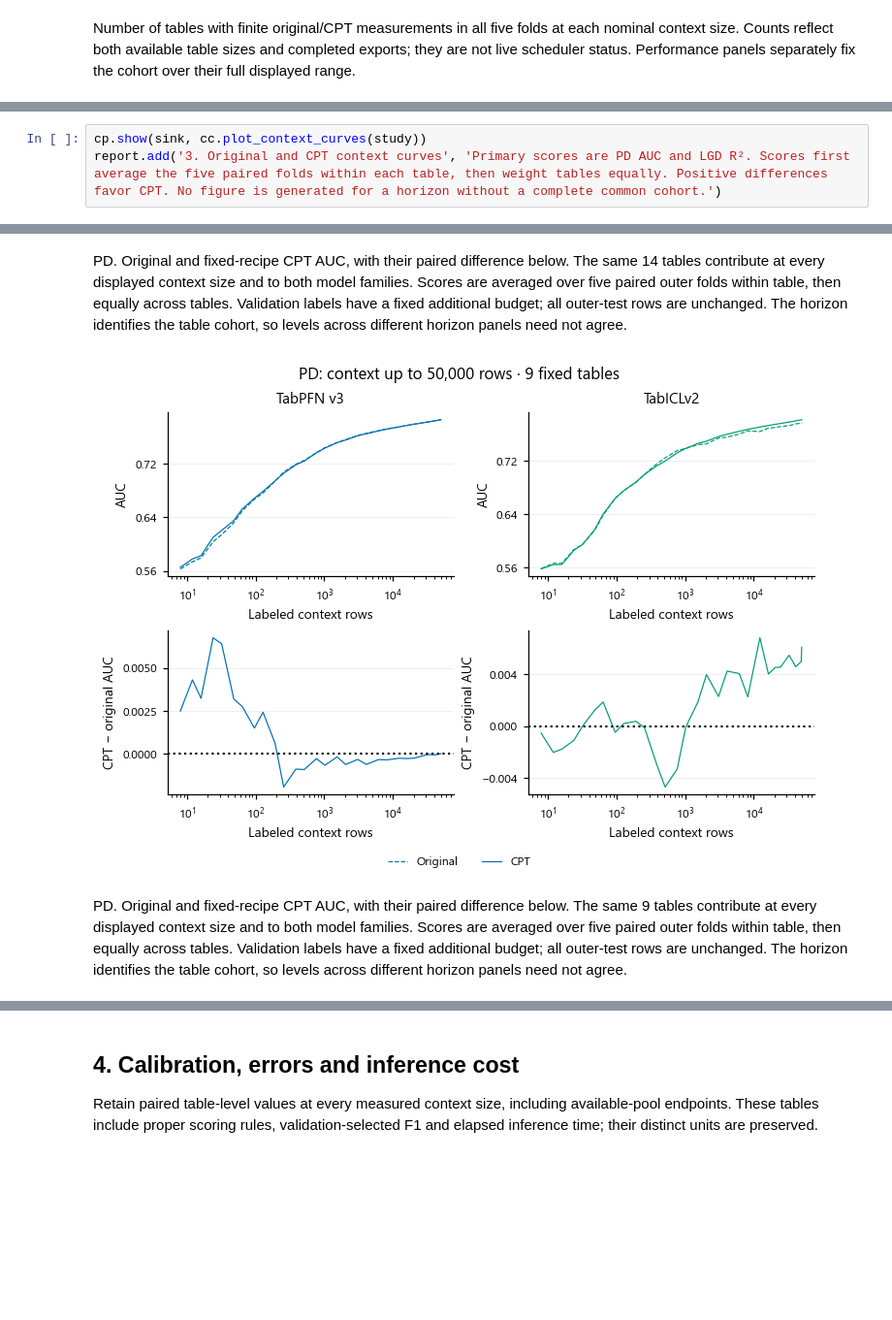
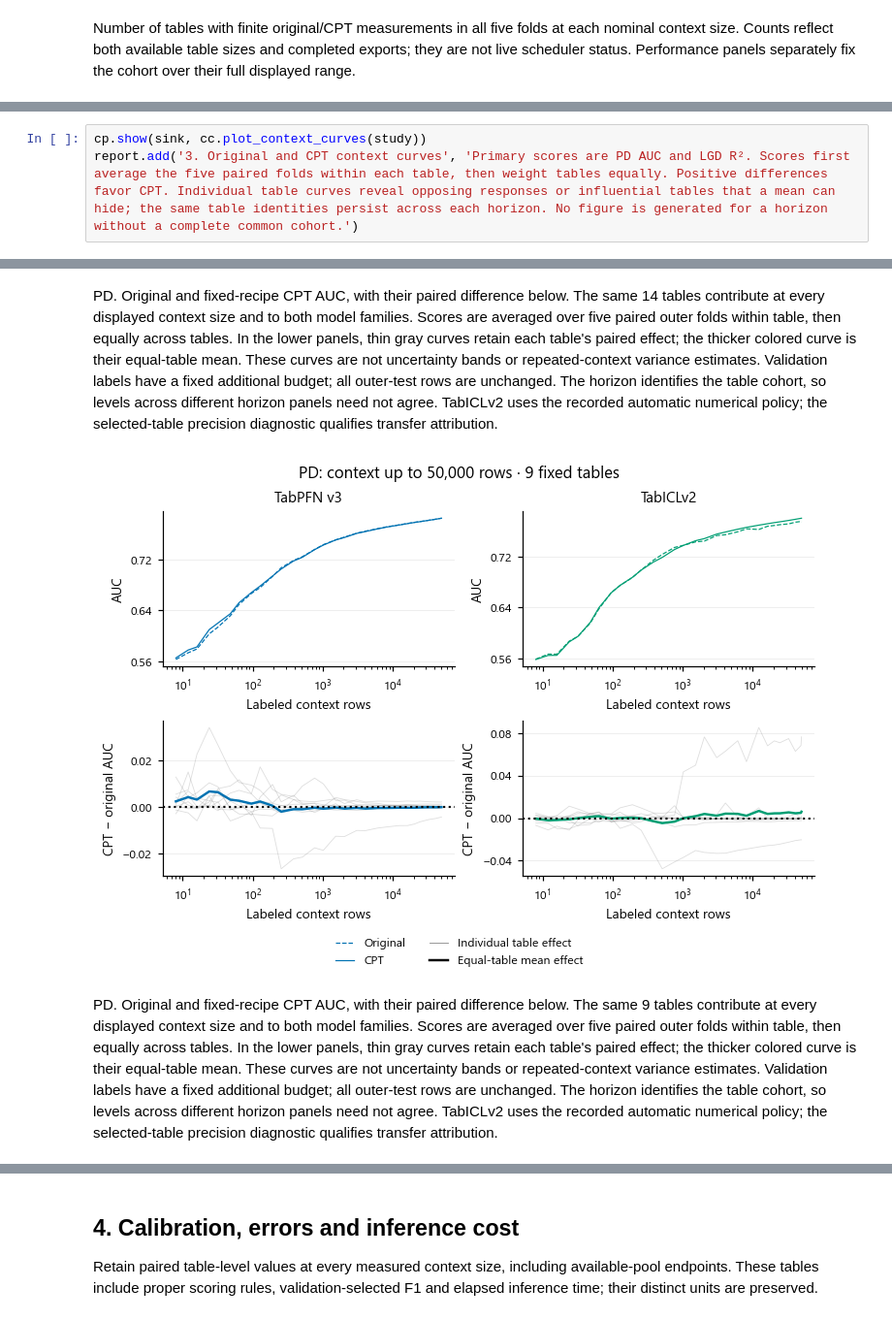
Before and after one commit to andreasgoethals/CreditPFN, a Jupyter notebook: notebooks/experiment4/01_context_curves.ipynb, the cells around one changed output, grey strips where cells are left out. Shown at 97% size. Saved outputs shown, nothing was run; the diff lists cells and outputs as text; blank space fills up the shorter version.

```diff
--- a/notebooks/experiment4/01_context_curves.ipynb
+++ b/notebooks/experiment4/01_context_curves.ipynb
@@ -77,4 +77,4 @@ Separate panels cover context horizons of 128, 2,048 and 50,000 rows. Within eac
 # %%
 cp.show(sink, cc.plot_context_curves(study))
-report.add('3. Original and CPT context curves', 'Primary scores are PD AUC and LGD R². Scores first average the five paired folds within each table, then weight tables equally. Positive differences favor CPT. No figure is generated for a horizon without a complete common cohort.')
+report.add('3. Original and CPT context curves', 'Primary scores are PD AUC and LGD R². Scores first average the five paired folds within each table, then weight tables equally. Positive differences favor CPT. Individual table curves reveal opposing responses or influential tables that a mean can hide; the same table identities persist across each horizon. No figure is generated for a horizon without a complete common cohort.')
 # %% [output]
@@ -84,3 +84,3 @@ PD. Original and fixed-recipe CPT AUC, with their paired difference below. The s
-PD. Original and fixed-recipe CPT AUC, with their paired difference below. The same 14 tables contribute at every displayed context size and to both model families. Scores are averaged over five paired outer folds within table, then equally across tables. Validation labels have a fixed additional budget; all outer-test rows are unchanged. The horizon identifies the table cohort, so levels across different horizon panels need not agree.
+PD. Original and fixed-recipe CPT AUC, with their paired difference below. The same 14 tables contribute at every displayed context size and to both model families. Scores are averaged over five paired outer folds within table, then equally across tables. In the lower panels, thin gray curves retain each table's paired effect; the thicker colored curve is their equal-table mean. These curves are not uncertainty bands or repeated-context variance estimates. Validation labels have a fixed additional budget; all outer-test rows are unchanged. The horizon identifies the table cohort, so levels across different horizon panels need not agree. TabICLv2 uses the recorded automatic numerical policy; the selected-table precision diagnostic qualifies transfer attribution.
-[figure, old version]
+[figure, new version]
-PD. Original and fixed-recipe CPT AUC, with their paired difference below. The same 9 tables contribute at every displayed context size and to both model families. Scores are averaged over five paired outer folds within table, then equally across tables. Validation labels have a fixed additional budget; all outer-test rows are unchanged. The horizon identifies the table cohort, so levels across different horizon panels need not agree.
+PD. Original and fixed-recipe CPT AUC, with their paired difference below. The same 9 tables contribute at every displayed context size and to both model families. Scores are averaged over five paired outer folds within table, then equally across tables. In the lower panels, thin gray curves retain each table's paired effect; the thicker colored curve is their equal-table mean. These curves are not uncertainty bands or repeated-context variance estimates. Validation labels have a fixed additional budget; all outer-test rows are unchanged. The horizon identifies the table cohort, so levels across different horizon panels need not agree. TabICLv2 uses the recorded automatic numerical policy; the selected-table precision diagnostic qualifies transfer attribution.
```
Also changed, not shown: parts of 3 cells of this notebook, 39 other files.
